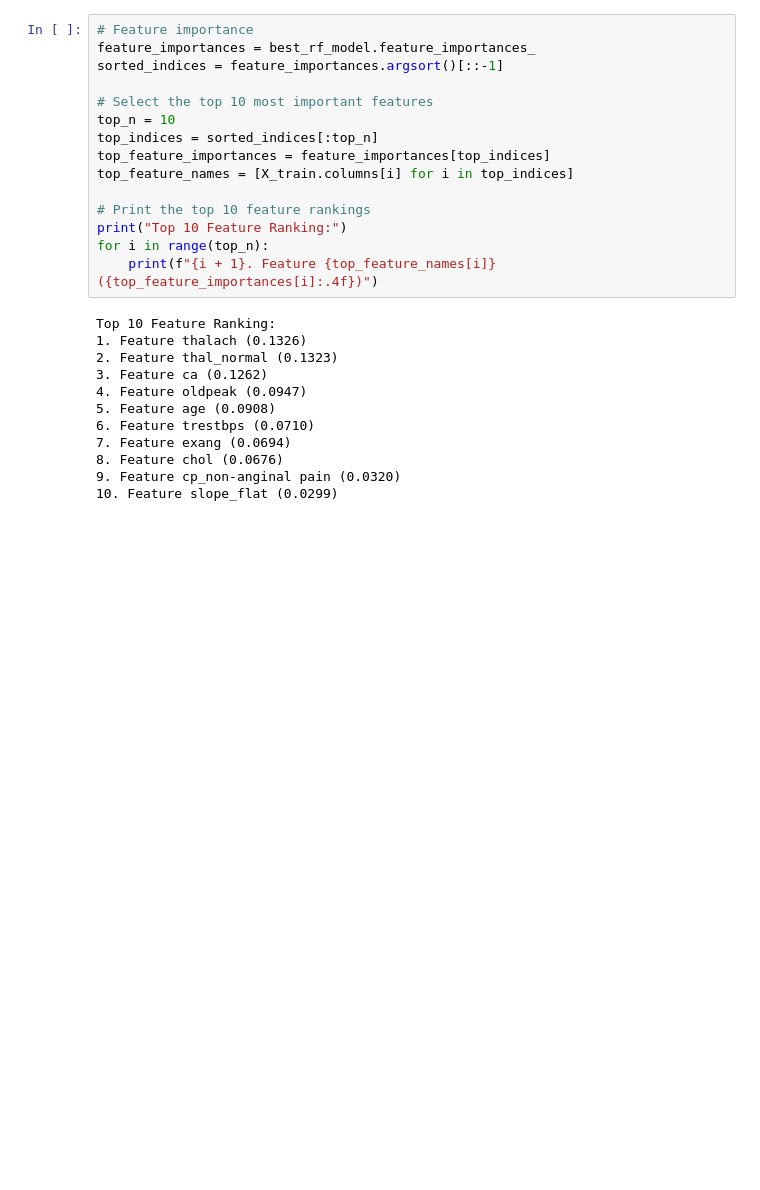
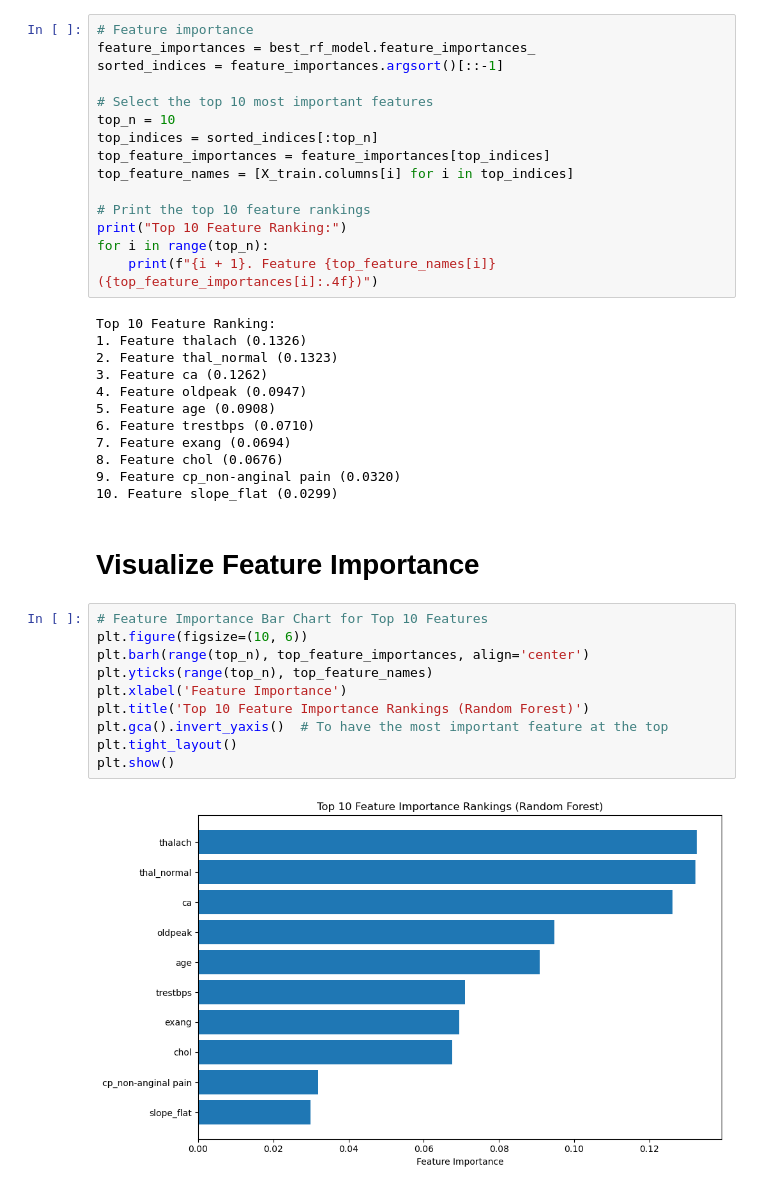
Before and after one commit to Johnnysnipes90/Heart-Disease-Prediction, a Jupyter notebook: Notebook.ipynb, the cells around one changed output. Cells and saved outputs as stored; diff of their text form; blank space fills up the shorter version.

```diff
--- a/Notebook.ipynb
+++ b/Notebook.ipynb
@@ -522,3 +522,17 @@ Top 10 Feature Ranking:
 8. Feature chol (0.0676)
 9. Feature cp_non-anginal pain (0.0320)
 10. Feature slope_flat (0.0299)
+# %% [markdown]
+# Visualize Feature Importance
+# %%
+# Feature Importance Bar Chart for Top 10 Features
+plt.figure(figsize=(10, 6))
+plt.barh(range(top_n), top_feature_importances, align='center')
+plt.yticks(range(top_n), top_feature_names)
+plt.xlabel('Feature Importance')
+plt.title('Top 10 Feature Importance Rankings (Random Forest)')
+plt.gca().invert_yaxis()  # To have the most important feature at the top
+plt.tight_layout()
+plt.show()
+# %% [output]
+[figure, added]
```
Also changed, not shown: parts of 1 cell of this notebook.
